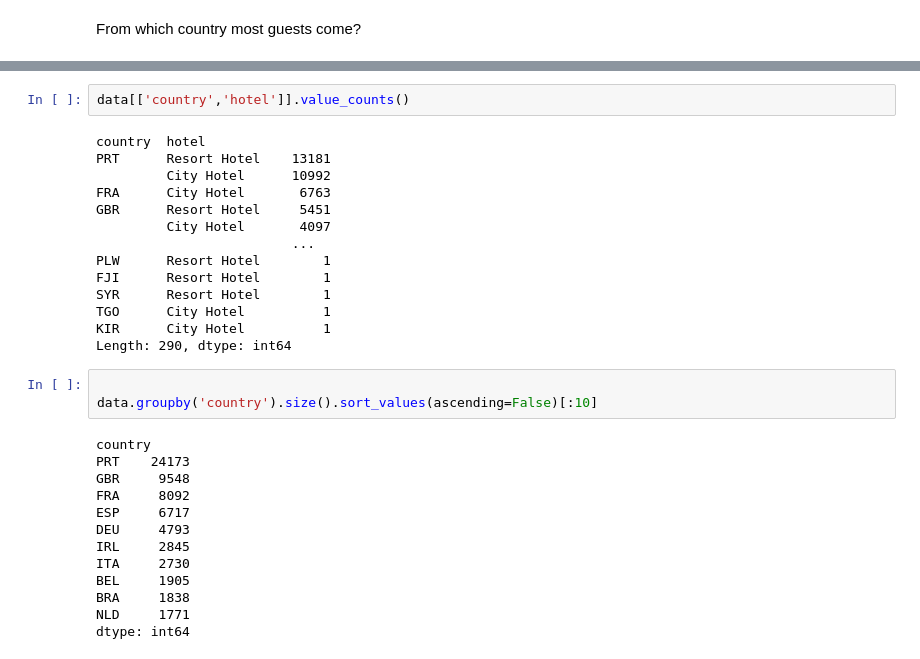
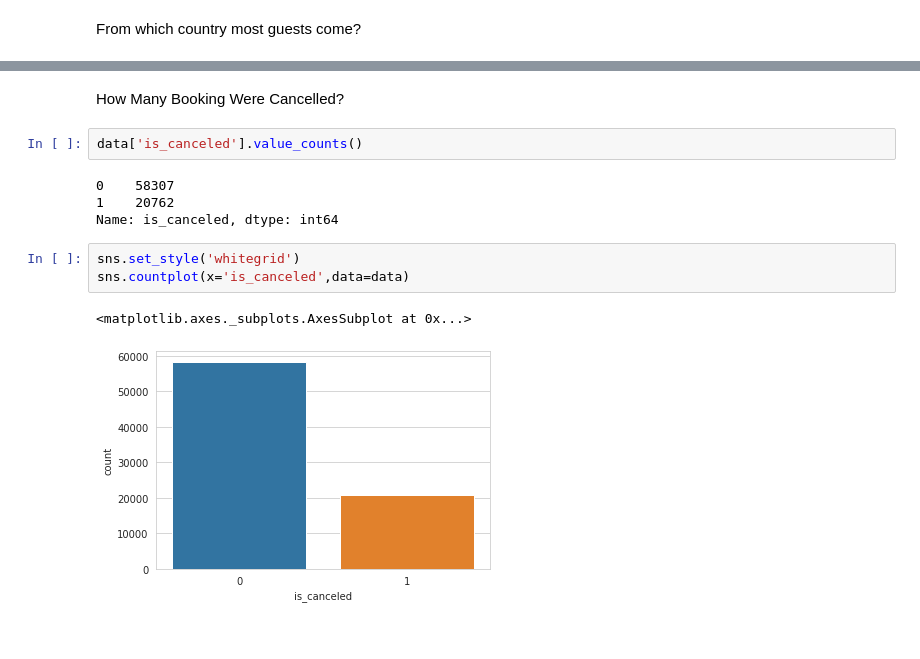
Before and after one commit to SakshamTripathi1996/Data-Science, a Jupyter notebook: Saksham_Hotel_Booking_Analysis_Capstone_Project.ipynb, the cells around one changed output, grey strips where cells are left out. Drawn from its saved outputs; the diff is of its cells as text.

```diff
--- a/Saksham_Hotel_Booking_Analysis_Capstone_Project.ipynb
+++ b/Saksham_Hotel_Booking_Analysis_Capstone_Project.ipynb
@@ -96,32 +207,14 @@ a=data.groupby('country')['hotel'].count().sort_index(ascending=True)
+# %% [markdown]
+How Many Booking Were Cancelled?
 # %%
-data[['country','hotel']].value_counts()
+data['is_canceled'].value_counts()
 # %% [output]
-country  hotel
-PRT      Resort Hotel    13181
-         City Hotel      10992
-FRA      City Hotel       6763
-GBR      Resort Hotel     5451
-         City Hotel       4097
-                         ...
-PLW      Resort Hotel        1
-FJI      Resort Hotel        1
-SYR      Resort Hotel        1
-TGO      City Hotel          1
-KIR      City Hotel          1
-Length: 290, dtype: int64
+0    58307
+1    20762
+Name: is_canceled, dtype: int64
-# %%
-
-data.groupby('country').size().sort_values(ascending=False)[:10]
-# %% [output]
-country
-PRT    24173
-GBR     9548
-FRA     8092
-ESP     6717
-DEU     4793
-IRL     2845
-ITA     2730
-BEL     1905
-BRA     1838
-NLD     1771
-dtype: int64
+# %%
+sns.set_style('whitegrid')
+sns.countplot(x='is_canceled',data=data)
+# %% [output]
+<matplotlib.axes._subplots.AxesSubplot at 0x...>
+[figure, added]
```
Also changed, not shown: parts of 41 cells of this notebook.
